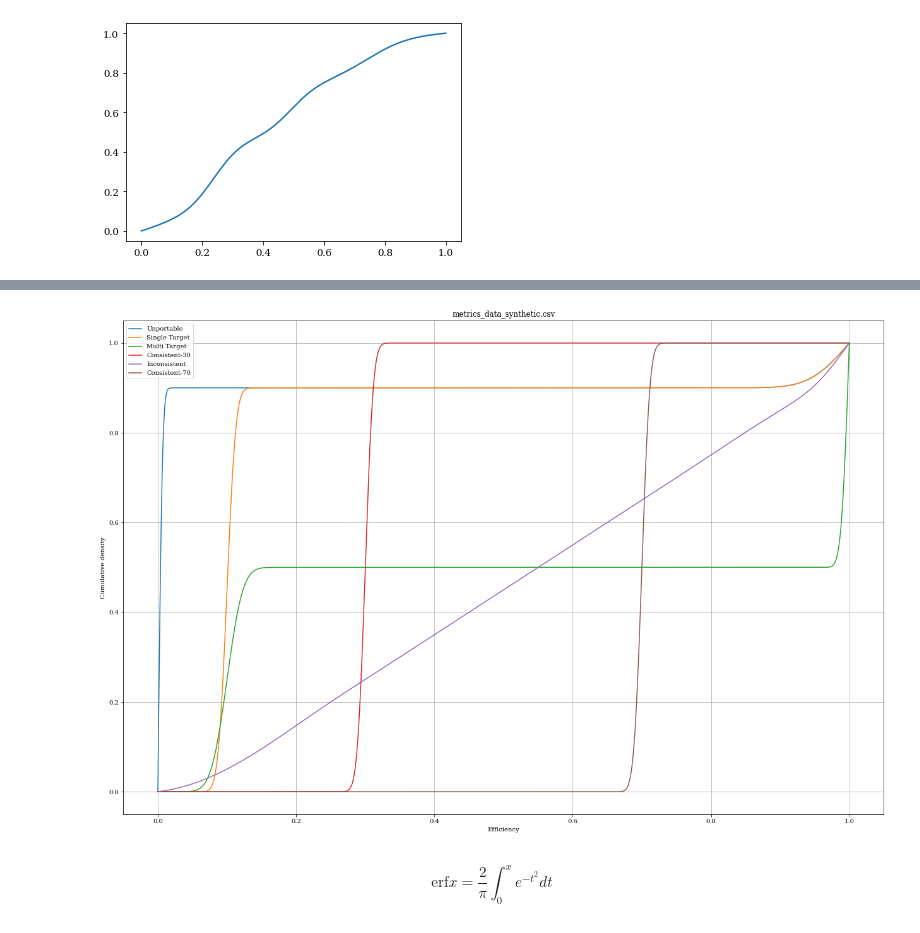
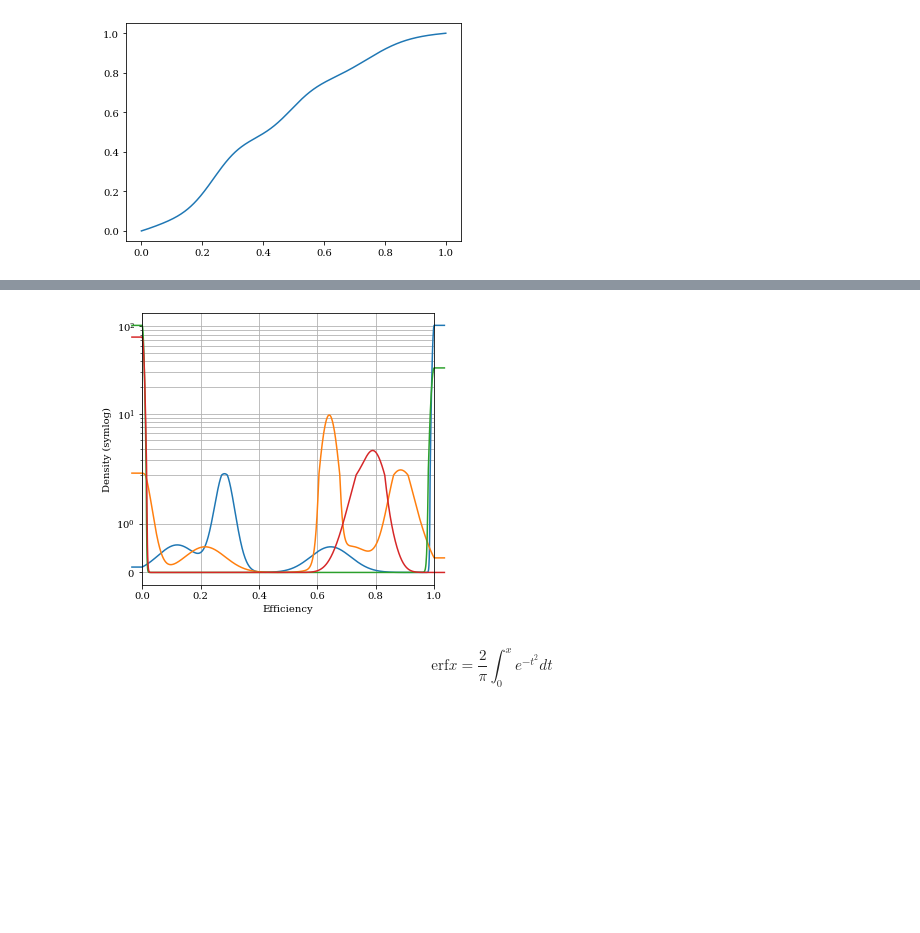
Before and after one commit to UoB-HPC/performance-portability, a Jupyter notebook: metrics/scripts/Adaptive Kernel Density Estimation.ipynb, the cells around one changed output, grey strips where cells are left out. Cells and saved outputs as stored; diff of their text form; code cells hidden in the pictures; blank space fills up the shorter version.

```diff
--- a/metrics/scripts/Adaptive Kernel Density Estimation.ipynb
+++ b/metrics/scripts/Adaptive Kernel Density Estimation.ipynb
@@ -343,25 +331,12 @@ fig.savefig(f"../../images/akde_synthetic.png", dpi=300, bbox_inches='tight')
-# %%
-dpi = 150.0
-fig = plt.figure(figsize=(3*1080/dpi, 2*1080/dpi))
-for i, fi in enumerate(["metrics_data_synthetic.csv"]):
-    ax = fig.add_subplot(1,1,i+1)
-    app_eff = pp_util.read_effs(os.path.join(csv_root, fi))
-    for name, data in app_eff:
-        (apps, d) = zip(*data)
-        d= sorted(d)
-        l_akde = pp_util.akde(numpy.linspace(0,1,1000), d, 0.06)
-        fs = l_akde.pdf_refine(10)
-        cdf = l_akde.cdf()
-        ax.plot(x,cdf,label=name)
-    plt.grid(True)
-    ax.yaxis.grid(True, which='minor')
-    ax.set_title(fi)
-    ax.legend(loc='best')
-    plt.ylabel("Cumulative density")
-    plt.xlabel("Efficiency")
-fig.savefig(f"../../images/akde_cdf_synthetic.png", dpi=dpi)
-# %% [output]
-[figure, removed]
+# %%
+fig = plt.figure(figsize=(6, 5))
+for i, fi in enumerate(["synthetic.csv"]):
+    ax = fig.add_subplot(1,1,i+1)
+    effs, pp_util.read_effs(os.path.join(csv_root, fi))
+    pp_util.plot_pdf(ax, effs, handles, symlog=True)
+fig.savefig(f"../../images/akde_synthetic_linear.png", dpi=300, bbox_inches='tight')
+# %% [output]
+[figure, added]
 # %% [markdown]
 $$\mathrm{erf} x = \frac{2}{\pi}\int_0^x e^{-t^2} dt$$
 # %% [markdown]
```
Also changed, not shown: parts of 8 cells of this notebook, 1 other file.
